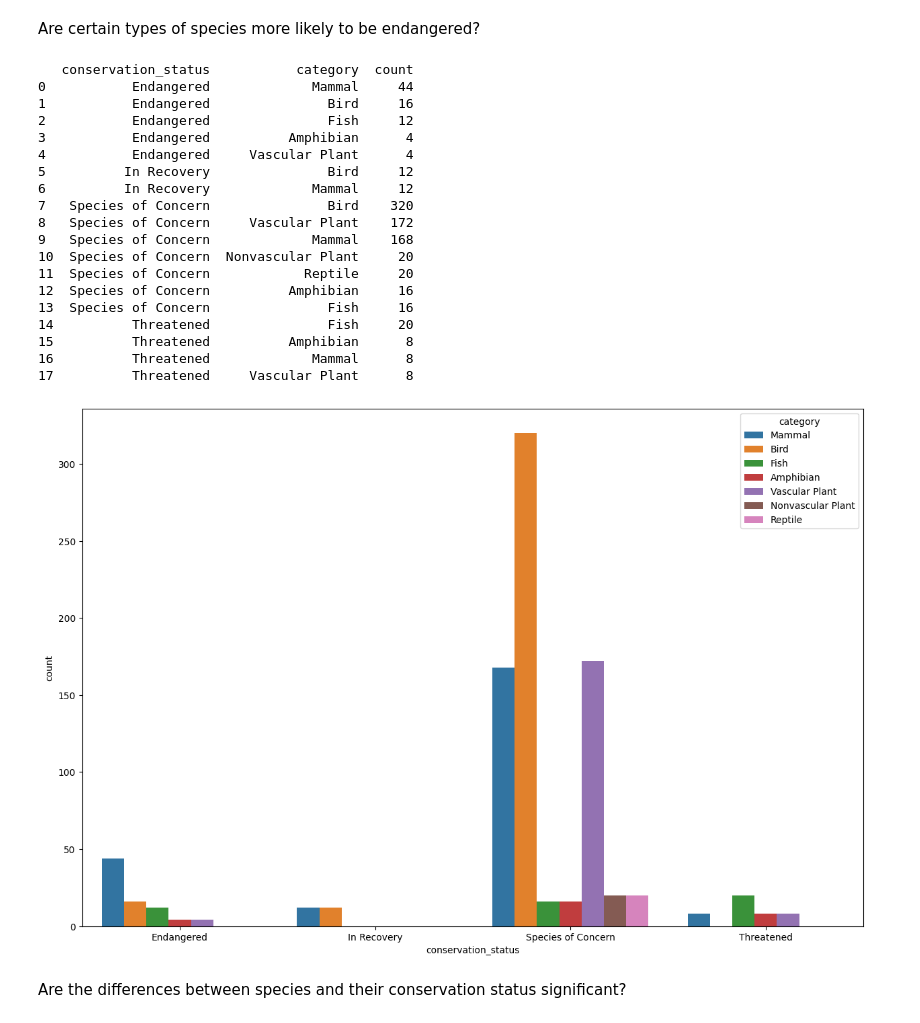
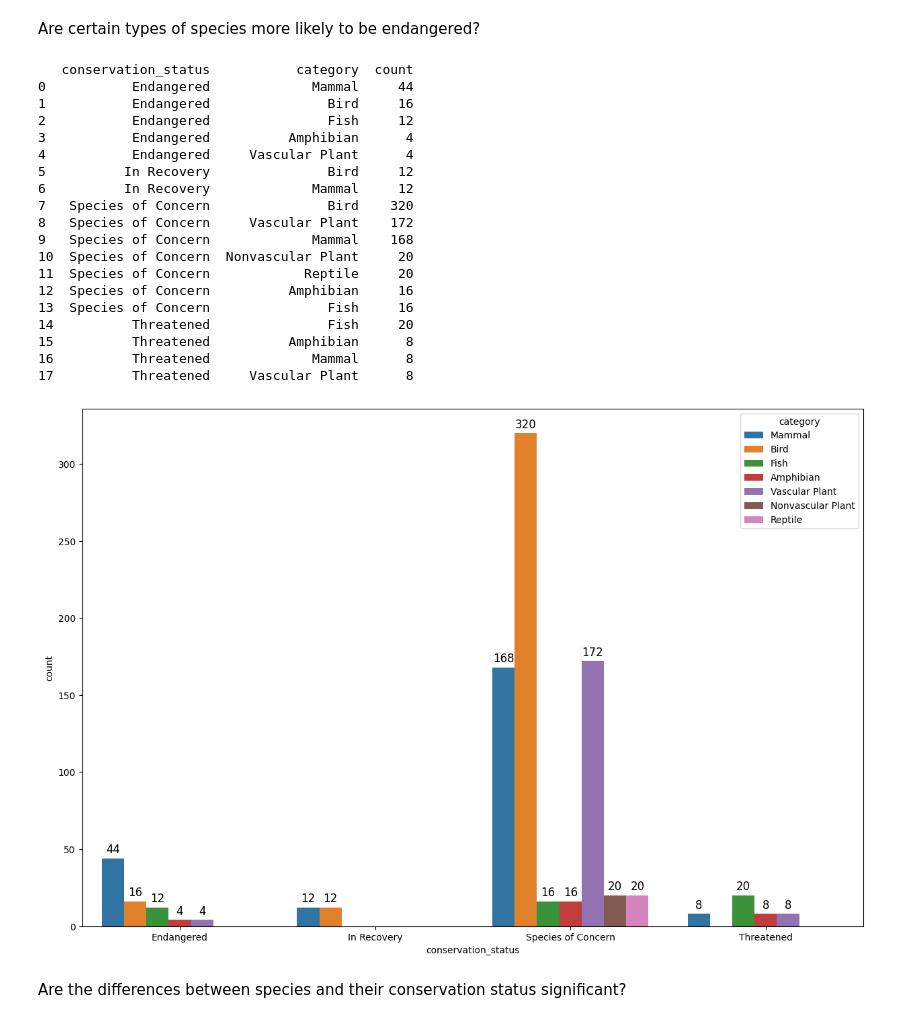
Before and after one commit to GitOlivier10/biodiversity-starter, a Jupyter notebook: biodiversity.ipynb, the cells around one changed output. Cells and saved outputs as stored; diff of their text form; code cells hidden in the pictures.

```diff
--- a/biodiversity.ipynb
+++ b/biodiversity.ipynb
@@ -156,30 +158,34 @@ Are certain types of species more likely to be endangered?
 # %%
 counts = df_merged['category'].groupby(df_merged['conservation_status']).value_counts().reset_index(name='count')
 print(counts)
 plt.figure(figsize=(15, 10))
-sns.barplot(data = counts, x = 'conservation_status', y = 'count', hue='category')
+ax = sns.barplot(data = counts, x = 'conservation_status', y = 'count', hue='category')
+for container in ax.containers:
+    ax.bar_label(container, fmt='%d', label_type='edge', fontsize=12, padding=3)
+
+# Afficher le graphique
 plt.show()
 # %% [output]
    conservation_status           category  count
 0           Endangered             Mammal     44
 1           Endangered               Bird     16
 2           Endangered               Fish     12
 3           Endangered          Amphibian      4
 4           Endangered     Vascular Plant      4
 5          In Recovery               Bird     12
 6          In Recovery             Mammal     12
 7   Species of Concern               Bird    320
 8   Species of Concern     Vascular Plant    172
 9   Species of Concern             Mammal    168
 10  Species of Concern  Nonvascular Plant     20
 11  Species of Concern            Reptile     20
 12  Species of Concern          Amphibian     16
 13  Species of Concern               Fish     16
 14          Threatened               Fish     20
 15          Threatened          Amphibian      8
 16          Threatened             Mammal      8
 17          Threatened     Vascular Plant      8
-[figure, old version]
+[figure, new version]
 # %% [markdown]
 Are the differences between species and their conservation status significant?
 # %% [markdown]
```
Also changed, not shown: parts of 3 cells of this notebook.
